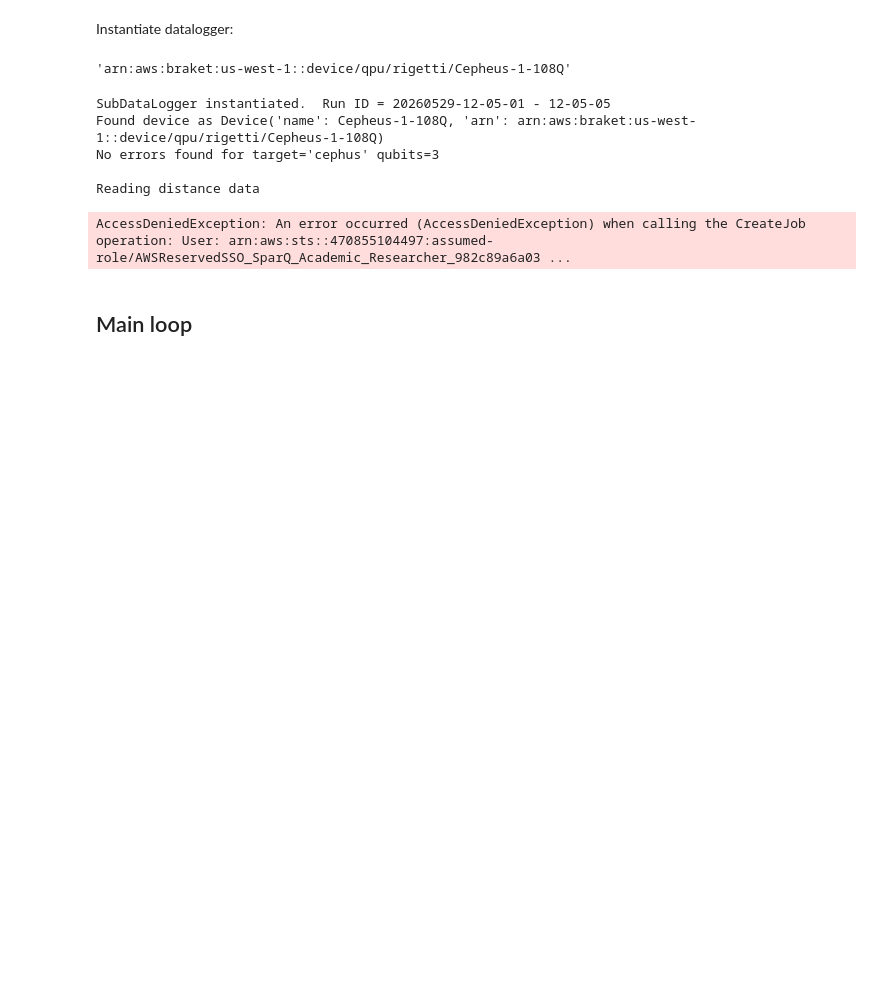
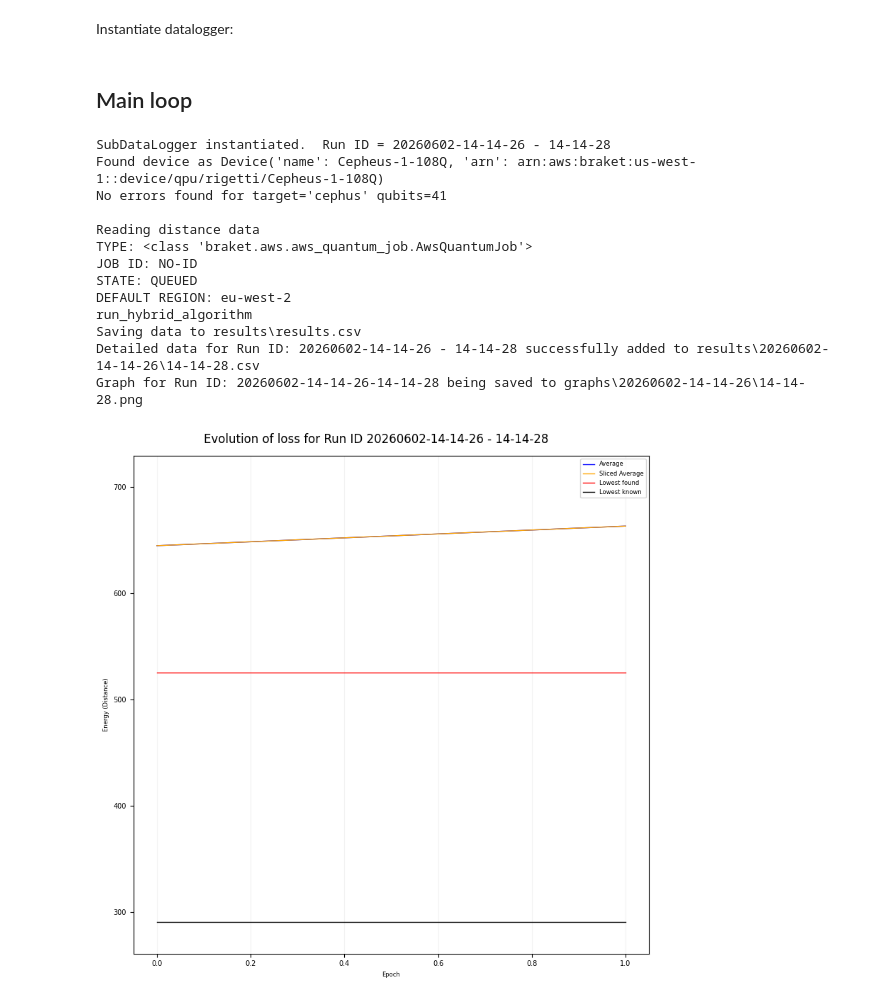
Before and after one commit to goldsmdn/TSP_VQC, a Jupyter notebook: auto_runs_AWS.ipynb, the cells around one changed output. Drawn from its saved outputs; the diff is of its cells as text; code cells hidden in the pictures; blank space fills up the shorter version.

Commit message:
re-run AWS job on CEPHUs

```diff
--- a/auto_runs_AWS.ipynb
+++ b/auto_runs_AWS.ipynb
@@ -194,10 +188,8 @@ def update_sub_data_logger(sdl, result):
     sdl.save_detailed_results()
     sdl.save_plot()
     return()
-# %%
-device_arn
-# %% [output]
-'arn:aws:braket:us-west-1::device/qpu/rigetti/Cepheus-1-108Q'
+# %% [markdown]
+## Main loop
 # %%
 sdl_list = []
 for i, control_items in control_dict.items():
@@ -207,31 +199,12 @@ for i, control_items in control_dict.items():
     sdl_list[i].update_constants_from_dict(data_dict)
     sdl_list[i].validate_input()
 
-    #can't send sdl to hybrid jobs, so need to send item by item
-    locations = sdl_list[i].locations
-    average_slice = sdl_list[i].slice
-    shots = sdl_list[i].shots
-    mode = sdl_list[i].mode
-    iterations = sdl_list[i].iterations
-    gray = sdl_list[i].gray
-    hot_start = sdl_list[i].hot_start
-    gradient_type = sdl_list[i].gradient_type
-    formulation = sdl_list[i].formulation
-    layers = sdl_list[i].layers
-    alpha = sdl_list[i].alpha
-    big_a = sdl_list[i].big_a
-    c = sdl_list[i].c
-    eta = sdl_list[i].eta
-    gamma = sdl_list[i].gamma
-    s = sdl_list[i].s
-    noise = False
-
     #calculate information
     qubits = find_problem_size(
         locations=sdl_list[i].locations,
         formulation=sdl_list[i].formulation)
     validate_qubit_loops(qubits, VALID_QUBIT_LOOPS, target)
-    distance_array, best_dist = find_distances_array(locations)
+    distance_array, best_dist = find_distances_array(sdl_list[i].locations)
     sdl_list[i].qubits = qubits
     num_params = sdl_list[i].calculate_parameter_numbers()
     sdl_list[i].best_dist = best_dist
@@ -242,52 +215,58 @@ for i, control_items in control_dict.items():
     sliced_cost_list_all = []
 
     job = run_hybrid_algorithm(
-        locations=locations,
-        average_slice=average_slice,
-        shots=shots,
-        mode=mode,
-        iterations=iterations,
-        gray=gray,
-        hot_start=hot_start,
-        gradient_type=gradient_type,
-        formulation=formulation,
-        layers=layers,
-        alpha=alpha,
-        big_a=big_a,
-        c_coeff=c,
-        eta=eta,
-        gamma=gamma,
-        s_coeff=s,
-        noise=noise,
+        locations=sdl_list[i].locations,
+        average_slice=sdl_list[i].slice,
+        shots=sdl_list[i].shots,
+        mode=sdl_list[i].mode,
+        iterations=sdl_list[i].iterations,
+        gray=sdl_list[i].gray,
+        gradient_type=sdl_list[i].gradient_type,
+        formulation=sdl_list[i].formulation,
+        layers=sdl_list[i].layers,
+        alpha=sdl_list[i].alpha,
+        big_a=sdl_list[i].big_a,
+        c_coeff=sdl_list[i].c,
+        eta=sdl_list[i].eta,
+        gamma=sdl_list[i].gamma,
+        s_coeff=sdl_list[i].s,
+        noise_bool=sdl_list[i].noise,
         distance_array=distance_array,
         qubits=qubits,
         num_params=num_params,
         target=target,
+        mps=sdl_list[i].mps,
         )
 
     # A) Print off job statistics
     print("TYPE:", type(job))
     print("JOB ID:", getattr(job, "id", "NO-ID"))
     print("STATE:", job.state())          # CREATED | QUEUED | RUNNING | COMPLETED | FAILED
 
     # B) Check region for the submitting session using?
     import boto3
     print("DEFAULT REGION:", boto3.Session().region_name)
 
     # C) Double-check didn't accidentally enable local mode
     # (If you see local=True in your decorator, you will not get a cloud job.)
     print(run_hybrid_algorithm.__name__)  # just to ensure object is bound and callable
 
     t1 = time.time()
     sdl_list[i].elapsed = t1-t0
 
     update_sub_data_logger(sdl_list[i], job.result())
 # %% [output]
-SubDataLogger instantiated.  Run ID = 20260529-12-05-01 - 12-05-05
+SubDataLogger instantiated.  Run ID = 20260602-14-14-26 - 14-14-28
 Found device as Device('name': Cepheus-1-108Q, 'arn': arn:aws:braket:us-west-1::device/qpu/rigetti/Cepheus-1-108Q)
-No errors found for target='cephus' qubits=3
+No errors found for target='cephus' qubits=41
 
 Reading distance data
+TYPE: <class 'braket.aws.aws_quantum_job.AwsQuantumJob'>
+JOB ID: NO-ID
+STATE: QUEUED
+DEFAULT REGION: eu-west-2
+run_hybrid_algorithm
+Saving data to results\results.csv
+Detailed data for Run ID: 20260602-14-14-26 - 14-14-28 successfully added to results\20260602-14-14-26\14-14-28.csv
+Graph for Run ID: 20260602-14-14-26-14-14-28 being saved to graphs\20260602-14-14-26\14-14-28.png
-AccessDeniedException: An error occurred (AccessDeniedException) when calling the CreateJob operation: User: arn:aws:sts::470855104497:assumed-role/AWSReservedSSO_SparQ_Academic_Researcher_982c89a6a03 ...
+[figure, added]
-# %% [markdown]
-## Main loop
```
Also changed, not shown: parts of 6 cells of this notebook, 2 other files.
